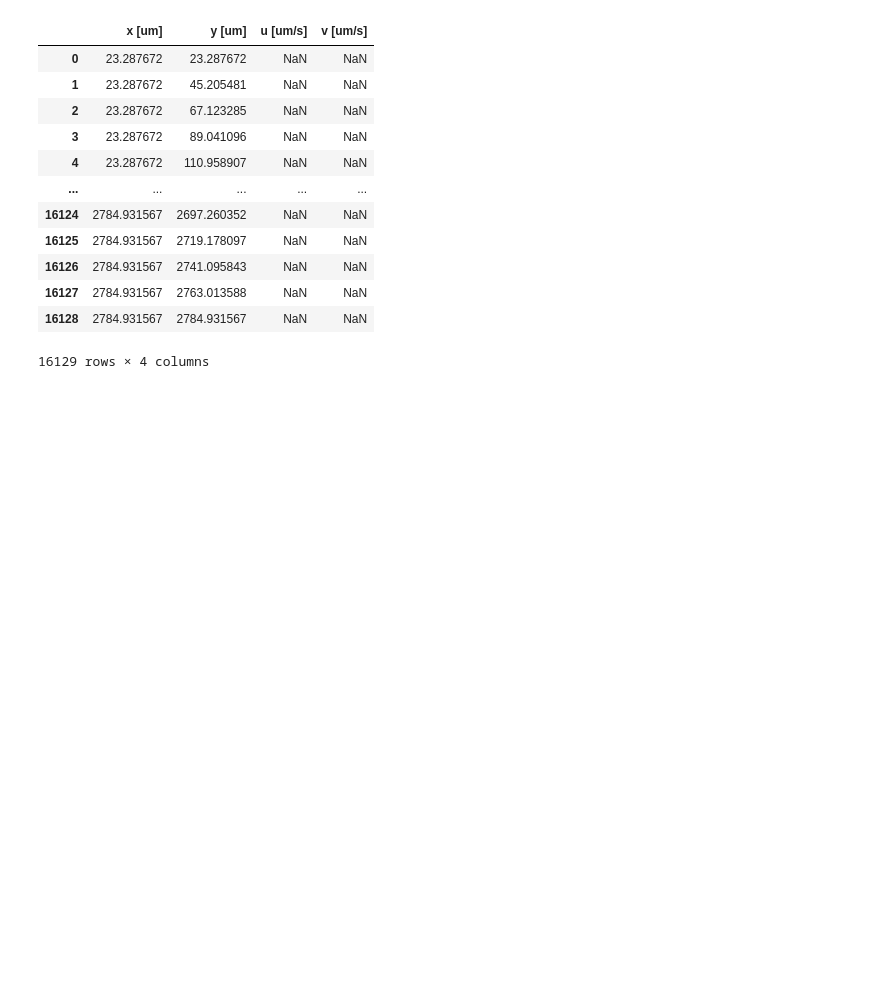
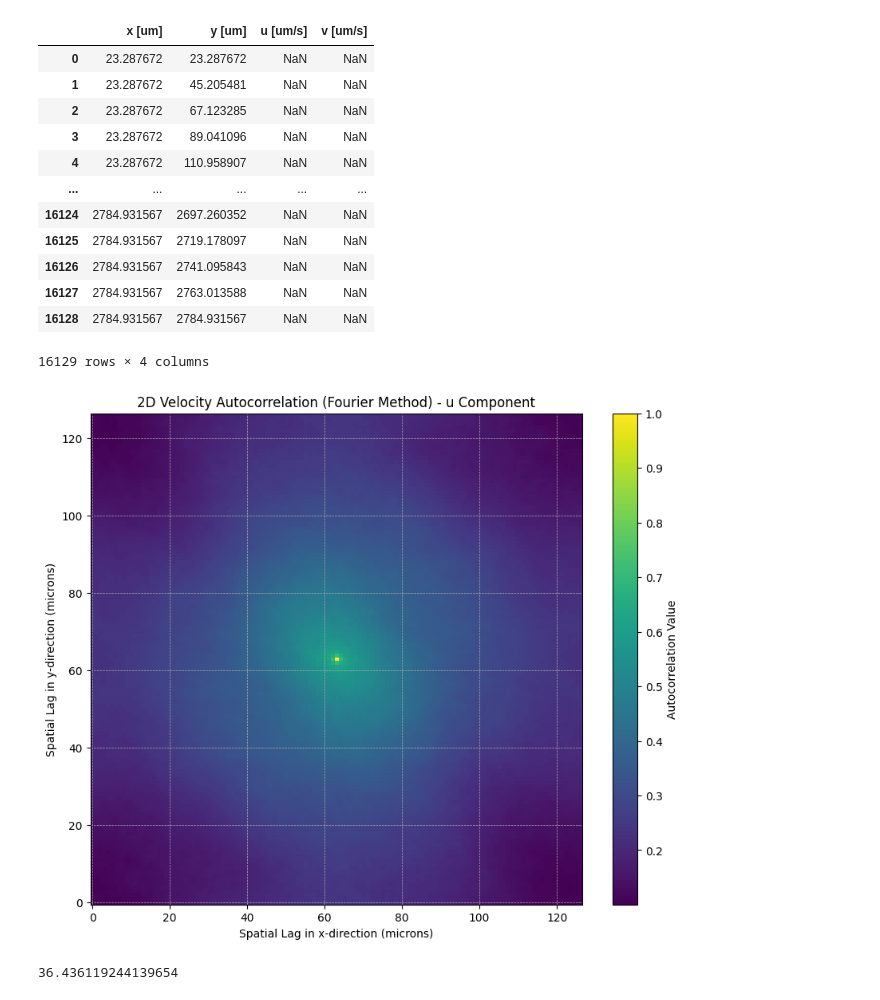
Before and after one commit to dalarios/activedrops, a Jupyter notebook: code/exploratory/autocorrelation3.ipynb, the cells around one changed output. Drawn from its saved outputs; the diff is of its cells as text; code cells hidden in the pictures; blank space fills up the shorter version.

Commit message:
more autocorrelation

```diff
--- a/code/exploratory/autocorrelation3.ipynb
+++ b/code/exploratory/autocorrelation3.ipynb
@@ -46,8 +46,7 @@ import matplotlib.pyplot as plt
 # %% [markdown]
 First let's load our data and convert everything to microns.
 # %%
-link = "../../data/k401bio-250nM-piv/PIVlab_0001.txt"
-
+link = "../../data/k401bio-250nM-piv/PIVlab_0051.txt"
 # Load the data using the updated function
 data_0001 = autocorrelation.load_and_convert_data(link)
 
@@ -118 +156,13 @@ plt.show()
+# %%
+# Visualization
+plt.figure(figsize=(10, 8))
+plt.imshow(R_magnitude_fourier, cmap='viridis', origin='lower')#, extent=[-R_magnitude_fourier.shape[1]//2, R_magnitude_fourier.shape[1]//2, -R_magnitude_fourier.shape[0]//2, R_magnitude_fourier.shape[0]//2])
+plt.colorbar(label="Autocorrelation Value")
+plt.title("2D Velocity Autocorrelation (Fourier Method) - u Component")
+plt.xlabel("Spatial Lag in x-direction (microns)")
+plt.ylabel("Spatial Lag in y-direction (microns)")
+plt.grid(True, which='both', linestyle='--', linewidth=0.5)
+plt.show()
+# %% [output]
+[figure, added]
 # %%
@@ -157,0 +261,14 @@ correlation_length_fourier
+# %%
+# Initial guesses based on the observations
+A_initial = np.max(radial_autocorr_fourier)
+B_initial = distances_fourier[np.abs(radial_autocorr_fourier - 0.5 * A_initial).argmin()]
+C_initial = radial_autocorr_fourier[-1]
+# Updated initial guesses for the fitting parameters
+p0 = [A_initial, B_initial, C_initial]
+
+# Fit the radial autocorrelation to the exponential function to extract the correlation length
+correlation_length_fourier = fit_and_extract_lambda(distances_fourier, radial_autocorr_fourier, p0=p0)
+
+correlation_length_fourier
+# %% [output]
+36.436119244139654
```
Also changed, not shown: parts of 9 cells of this notebook, 3 other files.
